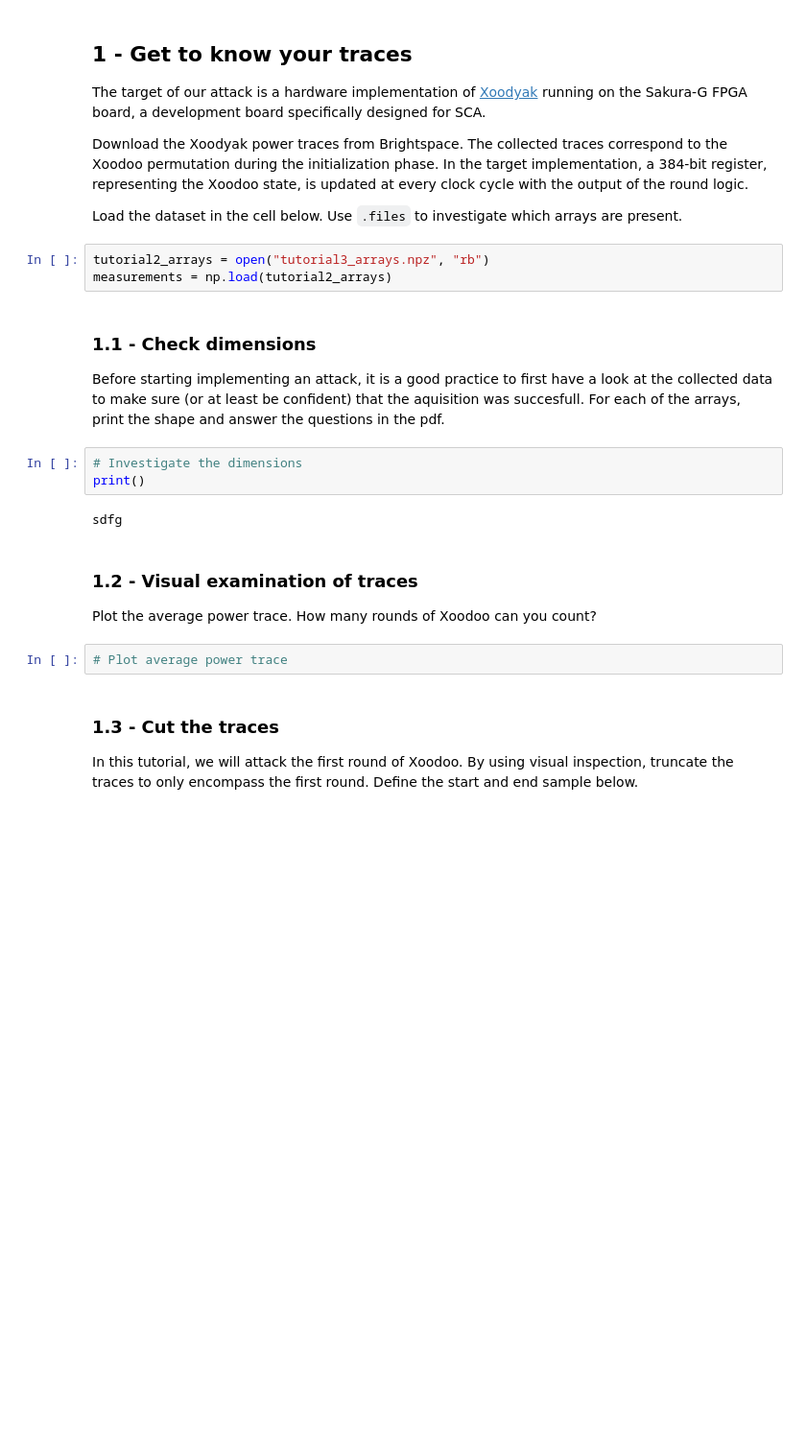
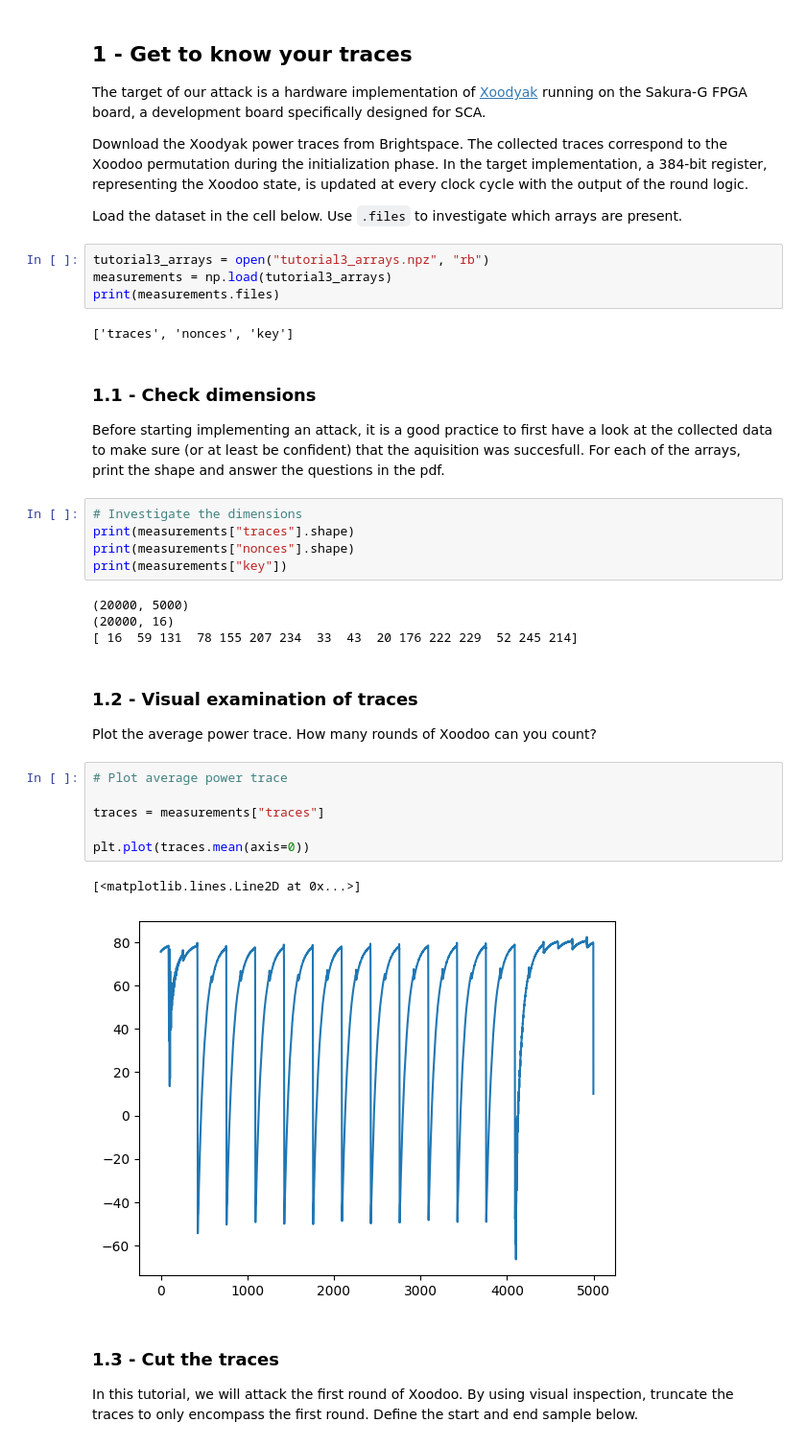
Before and after one commit to christiangroothuis/physical-attacks-tutorials, a Jupyter notebook: Tutorial 3/Tutorial3_DPA_on_Xoodyak_hardware.ipynb, the cells around one changed output. Shown at 96% size. Drawn from its saved outputs; the diff is of its cells as text; blank space fills up the shorter version.

Commit message:
work done while we were at the tutorial on feb 13

````diff
--- a/Tutorial 3/Tutorial3_DPA_on_Xoodyak_hardware.ipynb
+++ b/Tutorial 3/Tutorial3_DPA_on_Xoodyak_hardware.ipynb
@@ -17,23 +17,37 @@ Download the Xoodyak power traces from Brightspace. The collected traces corresp
 
 Load the dataset in the cell below. Use ```.files``` to investigate which arrays are present.
 # %%
-tutorial2_arrays = open("tutorial3_arrays.npz", "rb")
-measurements = np.load(tutorial2_arrays)
+tutorial3_arrays = open("tutorial3_arrays.npz", "rb")
+measurements = np.load(tutorial3_arrays)
+print(measurements.files)
+# %% [output]
+['traces', 'nonces', 'key']
 # %% [markdown]
 ### 1.1 - Check dimensions
 
 Before starting implementing an attack, it is a good practice to first have a look at the collected data to make sure (or at least be confident) that the aquisition was succesfull. For each of the arrays, print the shape and answer the questions in the pdf.
 # %%
 # Investigate the dimensions
-print()
+print(measurements["traces"].shape)
+print(measurements["nonces"].shape)
+print(measurements["key"])
 # %% [output]
-sdfg
+(20000, 5000)
+(20000, 16)
+[ 16  59 131  78 155 207 234  33  43  20 176 222 229  52 245 214]
 # %% [markdown]
 ### 1.2 - Visual examination of traces
 
 Plot the average power trace. How many rounds of Xoodoo can you count?
 # %%
 # Plot average power trace
+
+traces = measurements["traces"]
+
+plt.plot(traces.mean(axis=0))
+# %% [output]
+[<matplotlib.lines.Line2D at 0x...>]
+[figure, added]
 # %% [markdown]
 ### 1.3 - Cut the traces
 In this tutorial, we will attack the first round of Xoodoo. By using visual inspection, truncate the traces to only encompass the first round. Define the start and end sample below.
````
Also changed, not shown: parts of 17 cells of this notebook.
